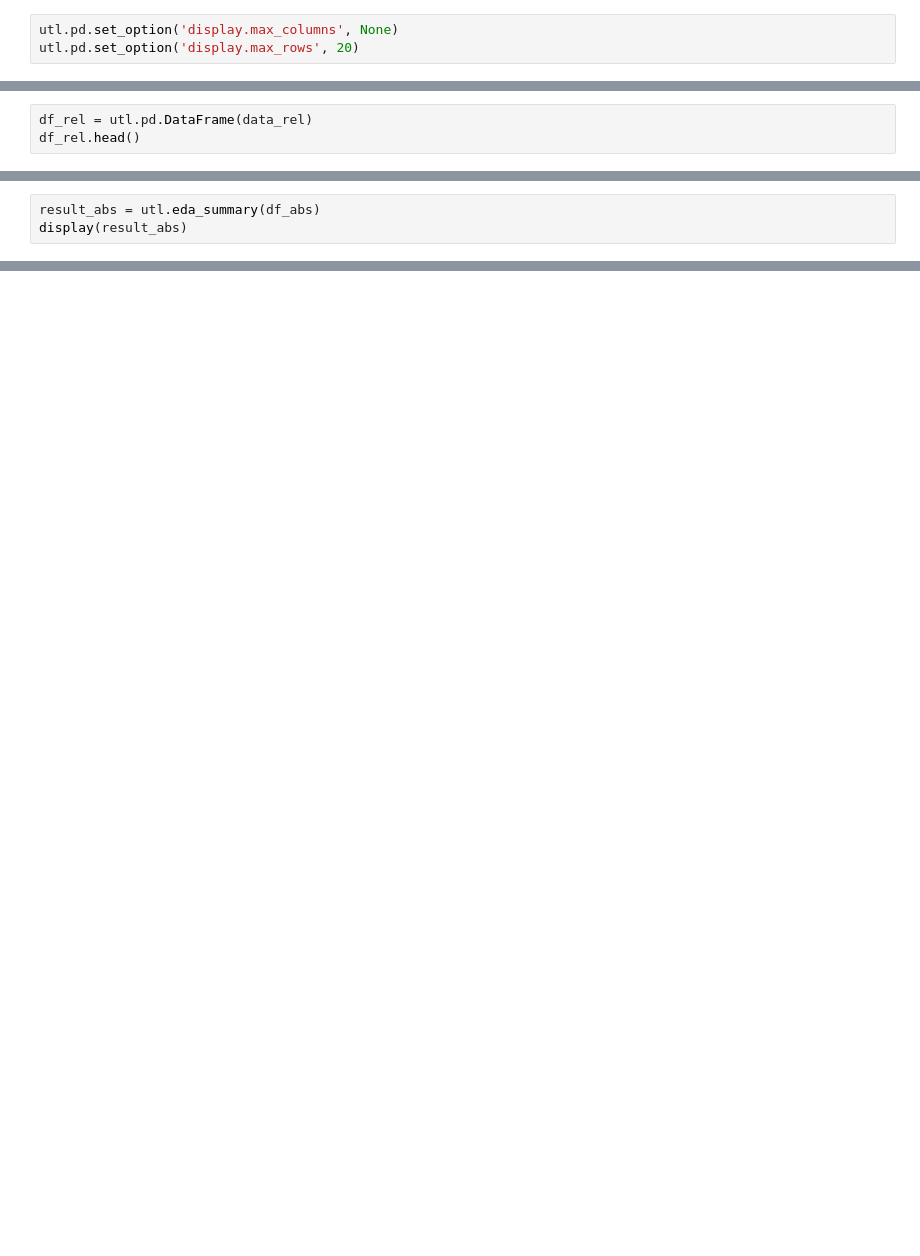
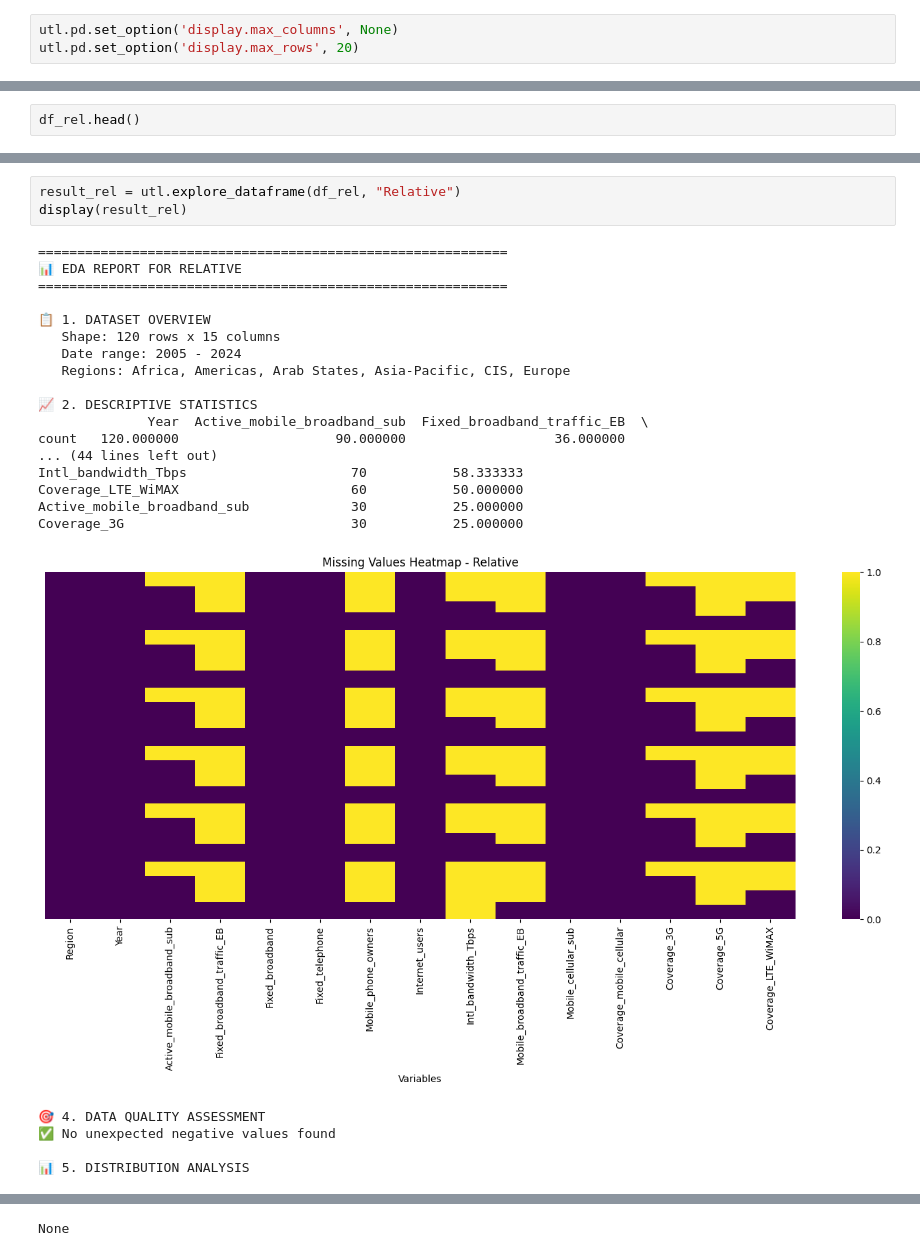
Before and after one commit to Bl4ckFlow/Analyse_de_donn-e, a Jupyter notebook: script.ipynb, the cells around one changed output, grey strips where cells are left out. Cells and saved outputs as stored; diff of their text form; blank space fills up the shorter version.

```diff
--- a/script.ipynb
+++ b/script.ipynb
@@ -34,3 +21,2 @@ df_abs.head()
 # %%
-df_rel = utl.pd.DataFrame(data_rel)
 df_rel.head()
@@ -55,3 +108,26 @@ df_rel = prepare_initial_data(df_rel)
 # %%
-result_abs = utl.eda_summary(df_abs)
-display(result_abs)
+result_rel = utl.explore_dataframe(df_rel, "Relative")
+display(result_rel)
+# %% [output]
+============================================================
+📊 EDA REPORT FOR RELATIVE
+============================================================
+
+📋 1. DATASET OVERVIEW
+   Shape: 120 rows x 15 columns
+   Date range: 2005 - 2024
+   Regions: Africa, Americas, Arab States, Asia-Pacific, CIS, Europe
+
+📈 2. DESCRIPTIVE STATISTICS
+              Year  Active_mobile_broadband_sub  Fixed_broadband_traffic_EB  \
+count   120.000000                    90.000000                   36.000000
+... (44 lines left out)
+Intl_bandwidth_Tbps                     70           58.333333
+Coverage_LTE_WiMAX                      60           50.000000
+Active_mobile_broadband_sub             30           25.000000
+Coverage_3G                             30           25.000000
+[figure, added]
+🎯 4. DATA QUALITY ASSESSMENT
+✅ No unexpected negative values found
+
+📊 5. DISTRIBUTION ANALYSIS
@@ -58 +173,2 @@ display(result_abs)
+None
 # %%
```
Also changed, not shown: parts of 10 cells of this notebook, 2 other files.
